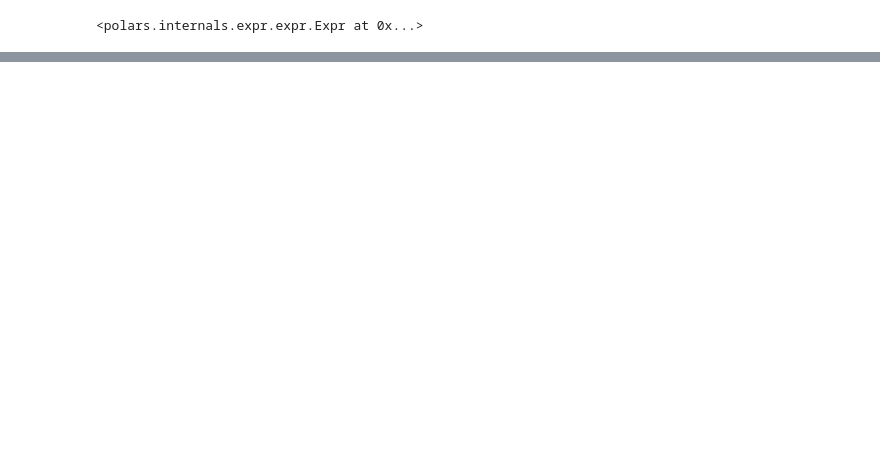
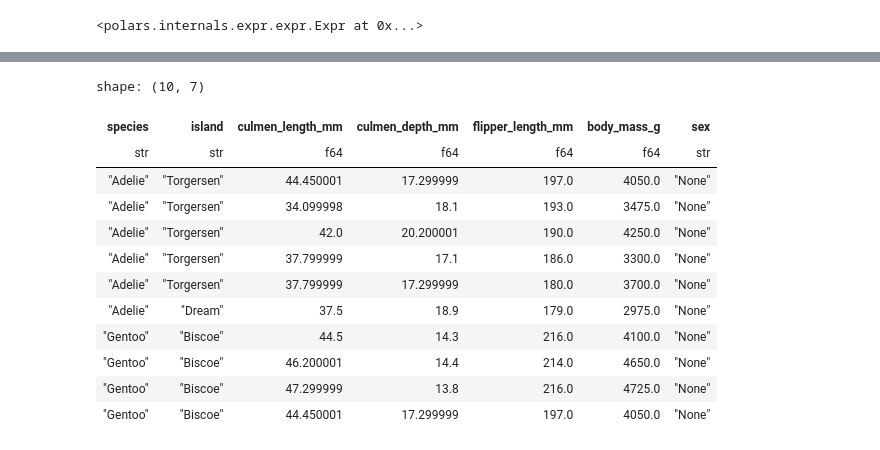
Before and after one commit to Mr-Garlic-Shrimp/TIL, a Jupyter notebook: Machine_Learning/ML_notebook-17(Missing_Value_Imputing_2).ipynb, the cells around one changed output, grey strips where cells are left out. Cells and saved outputs as stored; diff of their text form; code cells hidden in the pictures; blank space fills up the shorter version.

```diff
--- a/Machine_Learning/ML_notebook-17(Missing_Value_Imputing_2).ipynb
+++ b/Machine_Learning/ML_notebook-17(Missing_Value_Imputing_2).ipynb
@@ -525,0 +547,16 @@ drop前のレコード数：344, drop後のレコード数334
+# %%
+df3[null_index]
+# %% [output]
+shape: (10, 7)
+| species | island | culmen_length_mm | culmen_depth_mm | flipper_length_mm | body_mass_g | sex |
+| str | str | f64 | f64 | f64 | f64 | str |
+| "Adelie" | "Torgersen" | 44.450001 | 17.299999 | 197.0 | 4050.0 | "None" |
+| "Adelie" | "Torgersen" | 34.099998 | 18.1 | 193.0 | 3475.0 | "None" |
+| "Adelie" | "Torgersen" | 42.0 | 20.200001 | 190.0 | 4250.0 | "None" |
+| "Adelie" | "Torgersen" | 37.799999 | 17.1 | 186.0 | 3300.0 | "None" |
+| "Adelie" | "Torgersen" | 37.799999 | 17.299999 | 180.0 | 3700.0 | "None" |
+| "Adelie" | "Dream" | 37.5 | 18.9 | 179.0 | 2975.0 | "None" |
+| "Gentoo" | "Biscoe" | 44.5 | 14.3 | 216.0 | 4100.0 | "None" |
+| "Gentoo" | "Biscoe" | 46.200001 | 14.4 | 214.0 | 4650.0 | "None" |
+| "Gentoo" | "Biscoe" | 47.299999 | 13.8 | 216.0 | 4725.0 | "None" |
+| "Gentoo" | "Biscoe" | 44.450001 | 17.299999 | 197.0 | 4050.0 | "None" |
```
Also changed, not shown: parts of 19 cells of this notebook, 1 other file.
